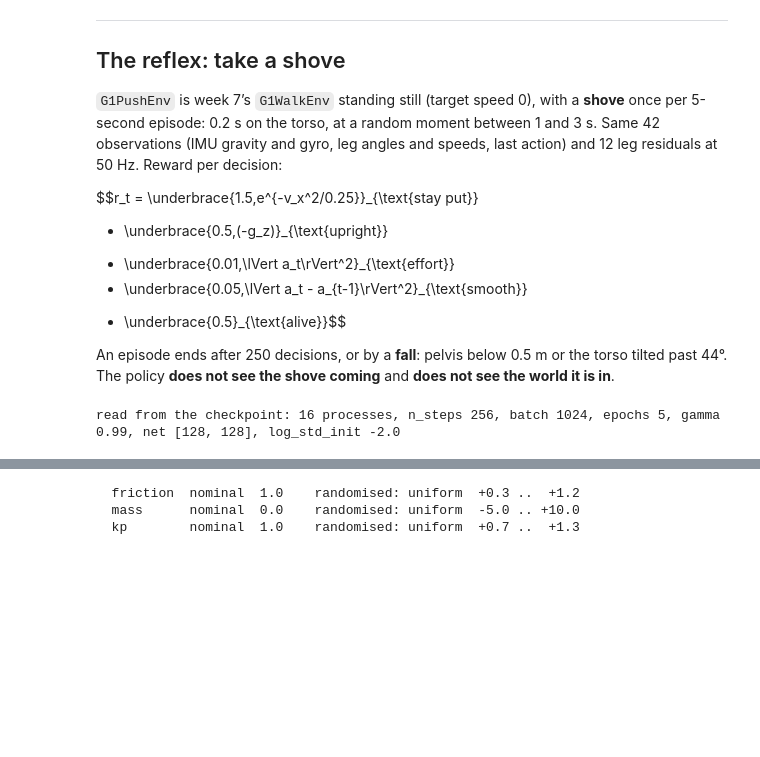
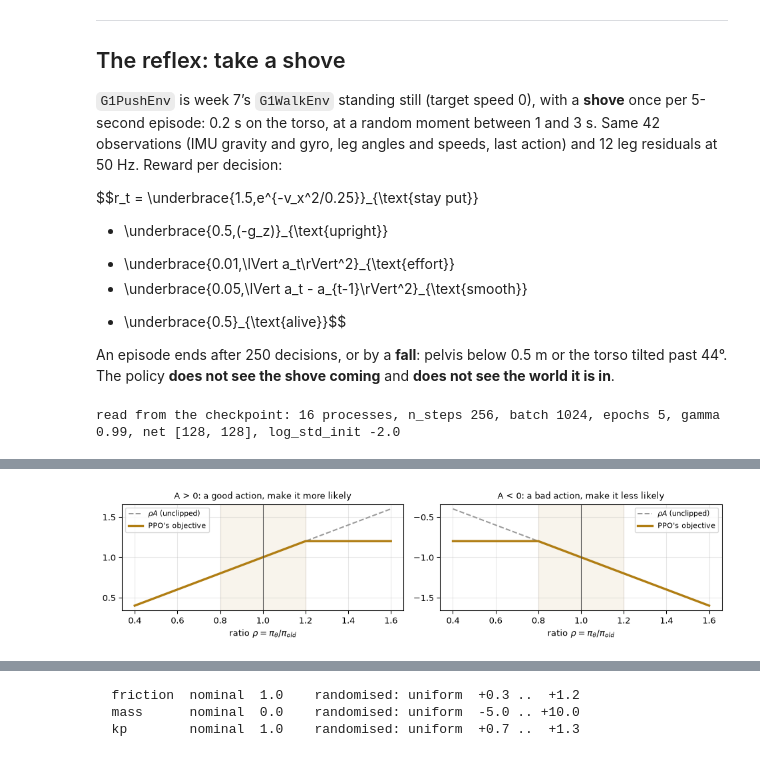
Before and after one commit to kamol1dn/iut-classes, a Jupyter notebook: semester 7/SOC4180 - Deep Learning for Computer Vision/course-repo/weeks/09-scale-and-robustness/lab.ipynb, the cells around one changed output, grey strips where cells are left out. Drawn from its saved outputs; the diff is of its cells as text; code cells hidden in the pictures; blank space fills up the shorter version.

```diff
--- a/semester 7/SOC4180 - Deep Learning for Computer Vision/course-repo/weeks/09-scale-and-robustness/lab.ipynb
+++ b/semester 7/SOC4180 - Deep Learning for Computer Vision/course-repo/weeks/09-scale-and-robustness/lab.ipynb
@@ -296,0 +408,14 @@ read from the checkpoint: 16 processes, n_steps 256, batch 1024, epochs 5, gamma
+# %%
+def gae(r, v, v_last, done, gamma=0.99, lam=0.95):
+    """Advantages A_t and critic targets R_t for T steps; done[t] = 1 if step t ended the episode."""
+    A, run = np.zeros(len(r)), 0.0
+    for t in reversed(range(len(r))):                       # backwards: A_t needs A_{t+1}
+        v_next = v_last if t == len(r) - 1 else v[t + 1]
+        delta = r[t] + gamma * v_next * (1 - done[t]) - v[t]   # TD error; a fall has no future
+        run = delta + gamma * lam * (1 - done[t]) * run        # A_t = delta_t + gamma lam A_{t+1}
+        A[t] = run
+    return A, A + v                                         # R_t = A_t + V(s_t): the critic's target
+
+r, v, done = np.ones(5), np.full(5, 3.0), np.array([0, 0, 0, 0, 1.0])   # 5 steps, then a fall
+for lam in (0.0, 0.95, 1.0):                                 # a critic that hoped for 3.0 at every step
+    print(f"lambda {lam:4.2f}: A = {np.round(gae(r, v, 0.0, done, lam=lam)[0], 2)}")
@@ -296,0 +467,13 @@ read from the checkpoint: 16 processes, n_steps 256, batch 1024, epochs 5, gamma
+# %%
+rho = np.linspace(0.4, 1.6, 400); eps_c = 0.2
+fig, axes = plt.subplots(1, 2, figsize=(10, 2.6), sharey=False)
+for ax, A_ in zip(axes, (1.0, -1.0)):
+    ax.plot(rho, rho * A_, color="0.6", ls="--", lw=1.5, label=r"$\rho A$ (unclipped)")
+    ax.plot(rho, np.minimum(rho * A_, np.clip(rho, 1 - eps_c, 1 + eps_c) * A_), color="#b07d12", lw=2.5, label="PPO's objective")
+    ax.axvspan(1 - eps_c, 1 + eps_c, color="#b07d12", alpha=0.08)
+    ax.axvline(1, color="0.3", lw=0.8)
+    ax.set_title(("A > 0: a good action, make it more likely" if A_ > 0 else "A < 0: a bad action, make it less likely"), fontsize=9.5)
+    ax.set_xlabel(r"ratio $\rho = \pi_\theta / \pi_{old}$"); ax.grid(alpha=0.3); ax.legend(fontsize=8, loc="upper left" if A_ > 0 else "upper right")
+fig.tight_layout(); plt.show()
+# %% [output]
+[figure, added]
```
Also changed, not shown: parts of 24 cells of this notebook, 14 other files.
